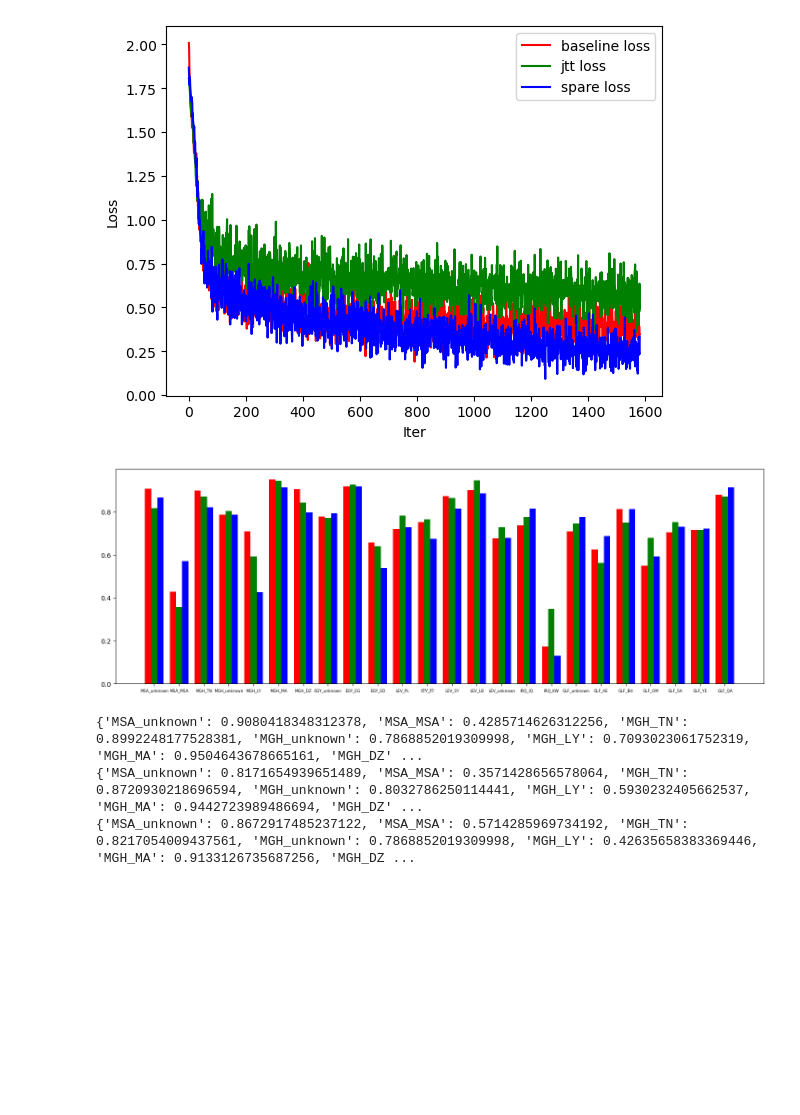
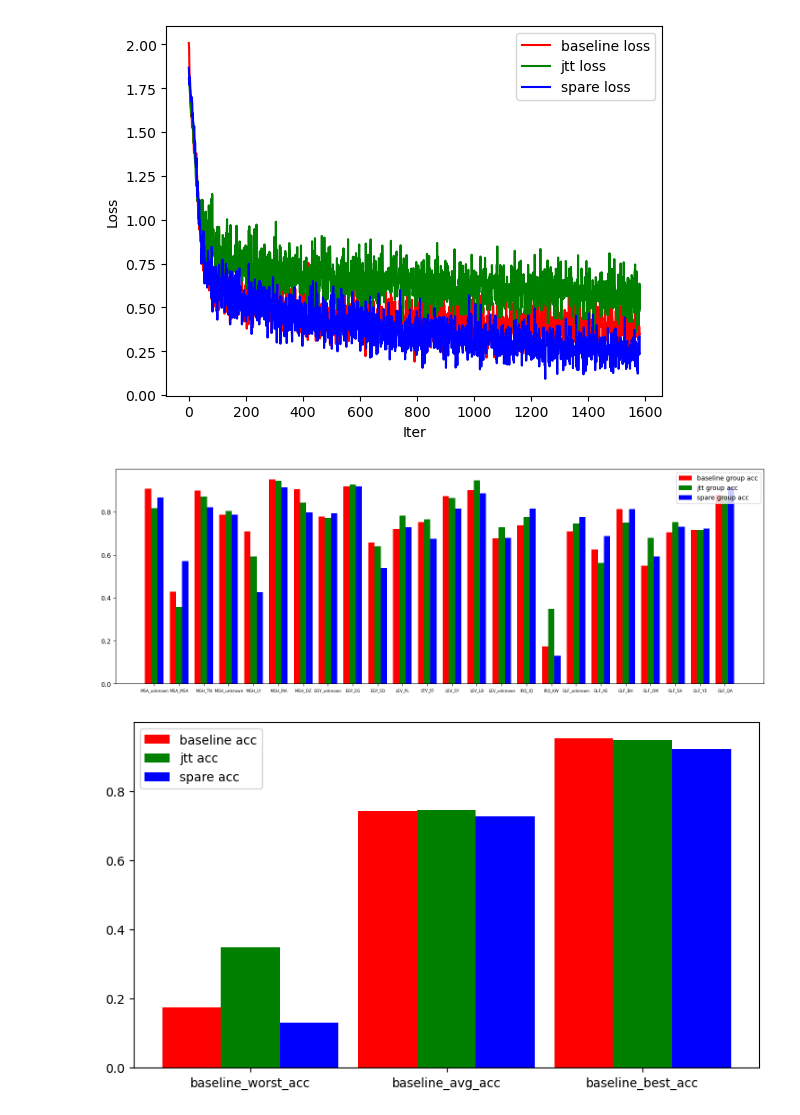
Before and after one commit to Dadaism6/CS260D-ADI, a Jupyter notebook: spuco_viz.ipynb, the cells around one changed output. Drawn from its saved outputs; the diff is of its cells as text; code cells hidden in the pictures; blank space fills up the shorter version.

```diff
--- a/spuco_viz.ipynb
+++ b/spuco_viz.ipynb
@@ -51,22 +51,30 @@ with open(baseline_best_eval_f) as f1, \
 # %%
 import numpy as np
 
 ind = np.arange(len(baseline_group_acc))
 width = 0.25
 plt.figure(figsize=(18,6))
 plt.bar(ind-width, list(baseline_group_acc.values()), width=width, color='r', label="baseline group acc")
 plt.bar(ind, list(jtt_group_acc.values()), width=width, color='g', label="jtt group acc")
 plt.bar(ind+width, list(spare_group_acc.values()), width=width, color='b', label="spare group acc")
 plt.xticks(ind, list(baseline_group_acc.keys()), fontsize=6)
-# plt.legend()
+plt.legend()
 plt.show()
-
-
-print(baseline_group_acc)
-print(jtt_group_acc)
-print(spare_group_acc)
 # %% [output]
-[figure, old version]
+[figure, new version]
-{'MSA_unknown': 0.9080418348312378, 'MSA_MSA': 0.4285714626312256, 'MGH_TN': 0.8992248177528381, 'MGH_unknown': 0.7868852019309998, 'MGH_LY': 0.7093023061752319, 'MGH_MA': 0.9504643678665161, 'MGH_DZ' ...
-{'MSA_unknown': 0.8171654939651489, 'MSA_MSA': 0.3571428656578064, 'MGH_TN': 0.8720930218696594, 'MGH_unknown': 0.8032786250114441, 'MGH_LY': 0.5930232405662537, 'MGH_MA': 0.9442723989486694, 'MGH_DZ' ...
-{'MSA_unknown': 0.8672917485237122, 'MSA_MSA': 0.5714285969734192, 'MGH_TN': 0.8217054009437561, 'MGH_unknown': 0.7868852019309998, 'MGH_LY': 0.42635658383369446, 'MGH_MA': 0.9133126735687256, 'MGH_DZ ...
+# %%
+baseline_acc = [baseline_worst_acc, baseline_avg_acc, baseline_best_acc]
+jtt_acc = [jtt_worst_acc, jtt_avg_acc, jtt_best_acc]
+spare_acc = [spare_worst_acc, spare_avg_acc, spare_best_acc]
+
+ind = np.arange(len(baseline_acc))
+width = 0.3
+plt.figure(figsize=(9,5))
+plt.bar(ind-width, baseline_acc, width=width, color='r', label="baseline acc")
+plt.bar(ind, jtt_acc, width=width, color='g', label="jtt acc")
+plt.bar(ind+width, spare_acc, width=width, color='b', label="spare acc")
+plt.xticks(ind, ["baseline_worst_acc", "baseline_avg_acc", "baseline_best_acc"])
+plt.legend()
+plt.show()
+# %% [output]
+[figure, added]
```
Also changed, not shown: parts of 1 cell of this notebook.
